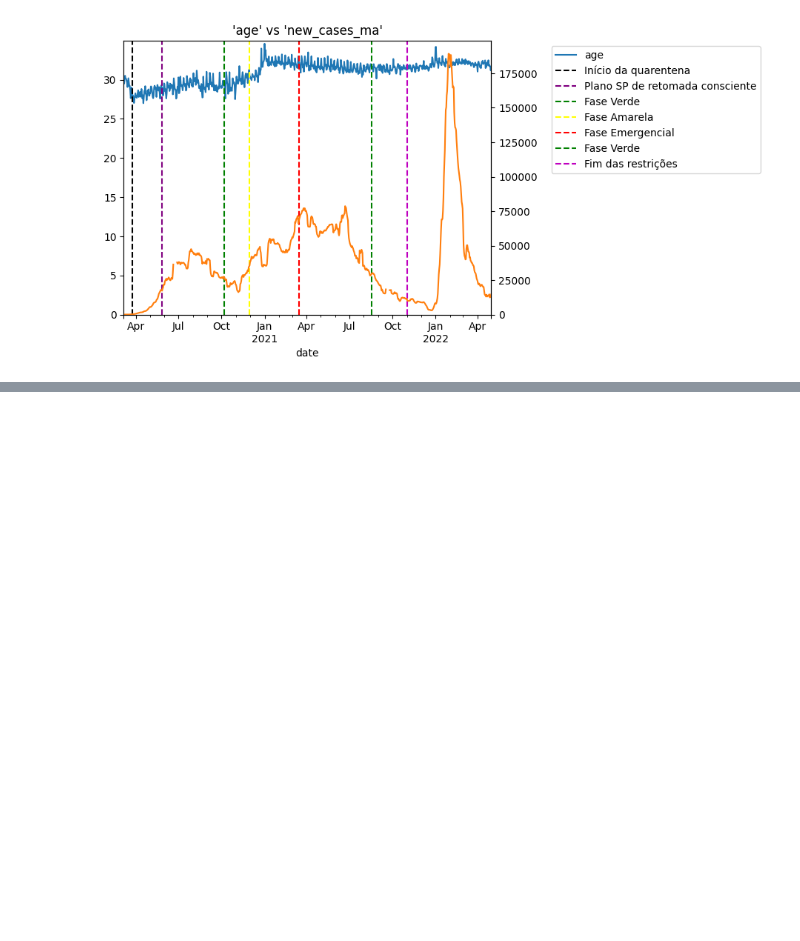
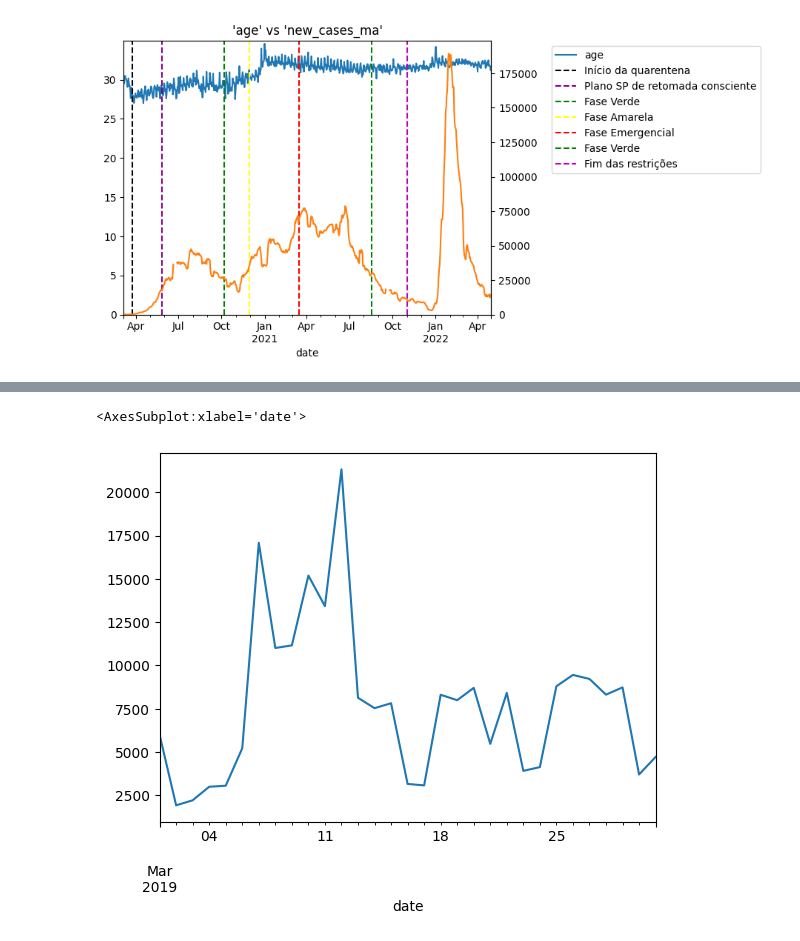
Before and after one commit to anayflima/bss-analysis, a Jupyter notebook: data_analysis/covid_trips_correlation_daily_phases.ipynb, the cells around one changed output, grey strips where cells are left out. Saved outputs shown, nothing was run; the diff lists cells and outputs as text; code cells hidden in the pictures; blank space fills up the shorter version.

```diff
--- a/data_analysis/covid_trips_correlation_daily_phases.ipynb
+++ b/data_analysis/covid_trips_correlation_daily_phases.ipynb
@@ -231,0 +242,5 @@ plot_variable_and_covid_together(variable, covid_variable)
+# %%
+trips['number_of_trips']['2019-03'].plot()
+# %% [output]
+<AxesSubplot:xlabel='date'>
+[figure, added]
```
Also changed, not shown: parts of 9 cells of this notebook.
